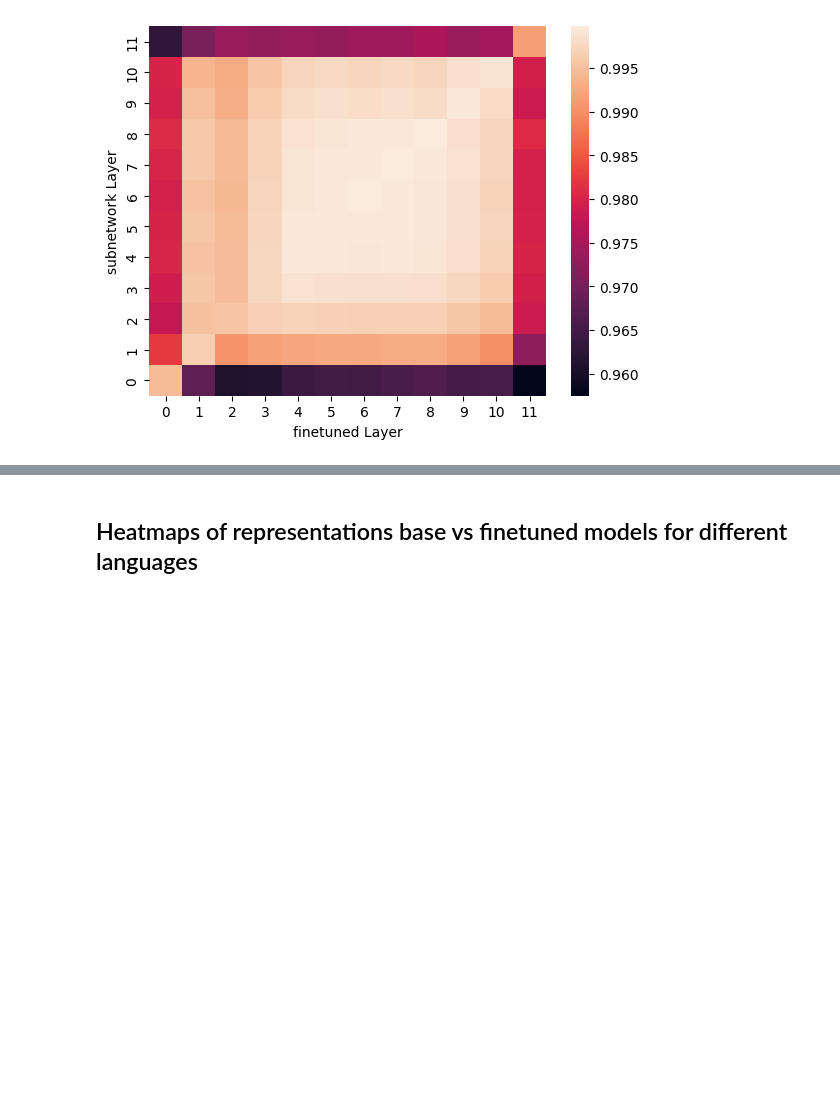
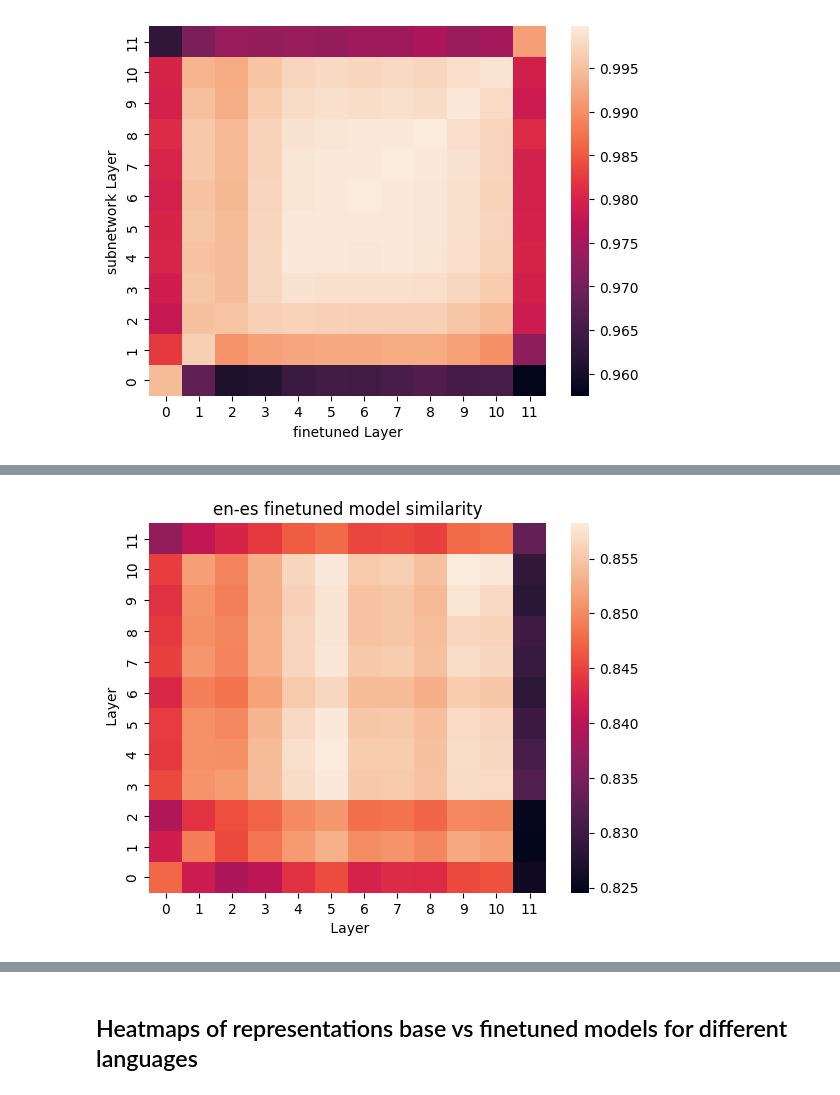
Before and after one commit to MaxBelitsky/cross-lingual-subnetworks, a Jupyter notebook: svcca_cka.ipynb, the cells around one changed output, grey strips where cells are left out. Cells and saved outputs as stored; diff of their text form; code cells hidden in the pictures; blank space fills up the shorter version.

Commit message:
feat: add plots for cross-language similarity over layers

```diff
--- a/svcca_cka.ipynb
+++ b/svcca_cka.ipynb
@@ -117,7 +117,7 @@ import seaborn as sns
 import matplotlib.pyplot as plt
 
 
-def cka_cross_layer(repr1, repr2, xlabel: str, ylabel: str, savename: str = None):
+def cka_cross_layer(repr1, repr2, xlabel: str, ylabel: str, title:str =None, savename: str = None):
     cka_results = dict()
     for i in range(len(repr1)):
         layer_reprs1 = repr1[i].detach()
@@ -132,6 +132,8 @@ def cka_cross_layer(repr1, repr2, xlabel: str, ylabel: str, savename: str = None
 
     ax = sns.heatmap(df)
     ax.set(xlabel=f"{xlabel} Layer", ylabel=f"{ylabel} Layer")
+    if title is not None:
+        ax.set(title=title)
     if savename is not None:
         plt.savefig(f"images/{savename}")
 # %%
@@ -163,0 +174,11 @@ cka_cross_layer(
+# %%
+cka_cross_layer(
+    full_sub["en"]["full"],
+    full_sub["es"]["full"],
+    xlabel="",
+    ylabel="",
+    title="en-es finetuned model similarity",
+    savename="cka_en_es_finetuned.pdf",
+)
+# %% [output]
+[figure, added]
```
Also changed, not shown: parts of 13 cells of this notebook, 6 other files.
